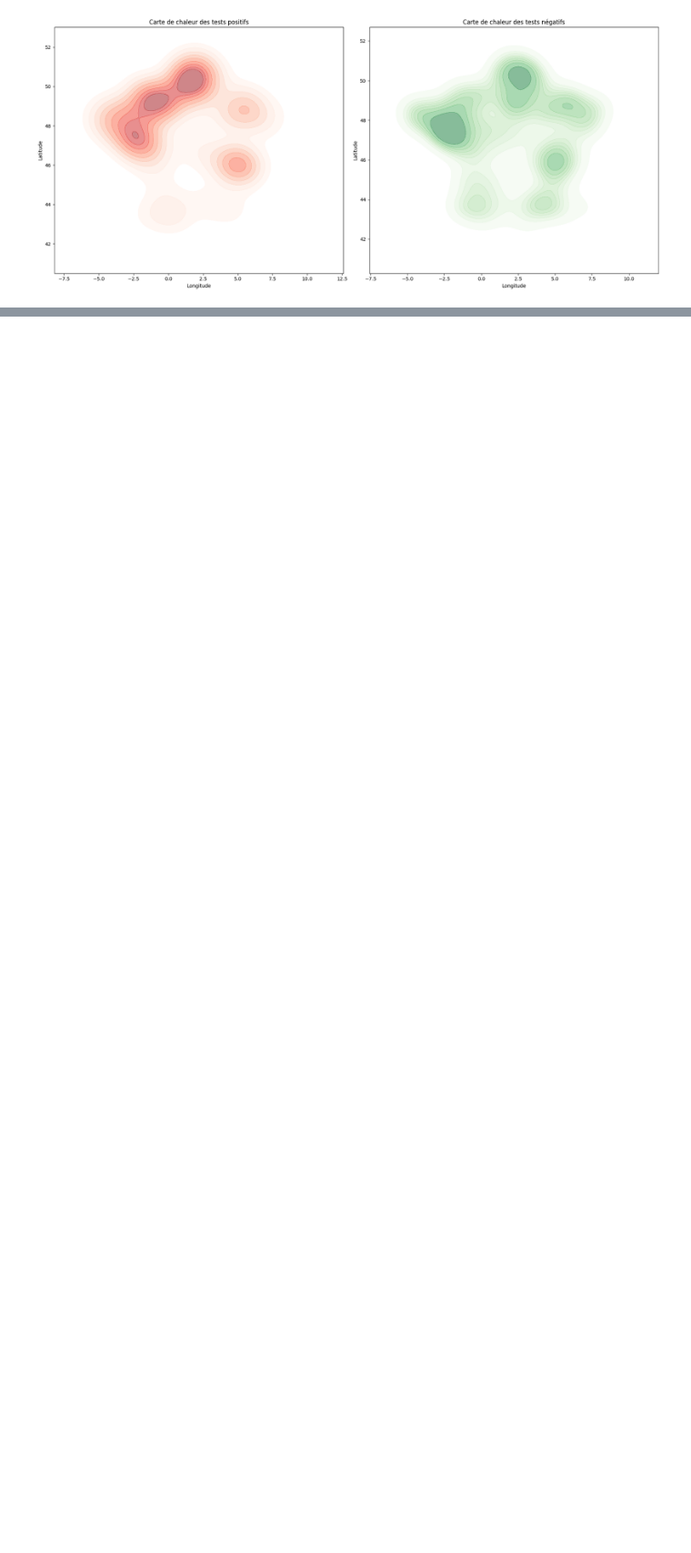
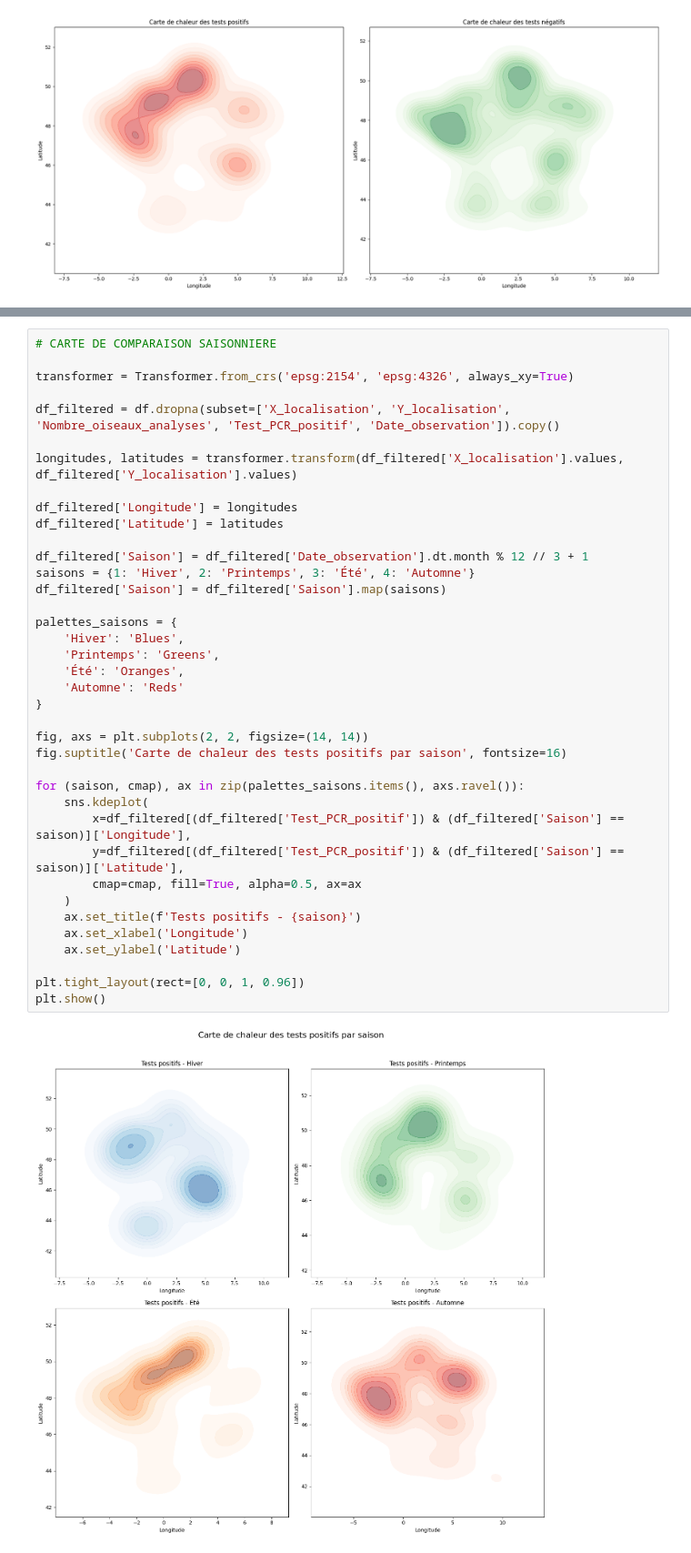
Before and after one commit to bavrillon/Avian-influenza, a Jupyter notebook: EDA.ipynb, the cells around one changed output, grey strips where cells are left out. Shown at 91% size. Drawn from its saved outputs; the diff is of its cells as text; blank space fills up the shorter version.

Commit message:
modofication des cartes de chaleur saisonnières

```diff
--- a/EDA.ipynb
+++ b/EDA.ipynb
@@ -712,0 +681,40 @@ KeyError: 'Longitude'
+# %%
+# CARTE DE COMPARAISON SAISONNIERE
+
+transformer = Transformer.from_crs('epsg:2154', 'epsg:4326', always_xy=True)
+
+df_filtered = df.dropna(subset=['X_localisation', 'Y_localisation', 'Nombre_oiseaux_analyses', 'Test_PCR_positif', 'Date_observation']).copy()
+
+longitudes, latitudes = transformer.transform(df_filtered['X_localisation'].values, df_filtered['Y_localisation'].values)
+
+df_filtered['Longitude'] = longitudes
+df_filtered['Latitude'] = latitudes
+
+df_filtered['Saison'] = df_filtered['Date_observation'].dt.month % 12 // 3 + 1
+saisons = {1: 'Hiver', 2: 'Printemps', 3: 'Été', 4: 'Automne'}
+df_filtered['Saison'] = df_filtered['Saison'].map(saisons)
+
+palettes_saisons = {
+    'Hiver': 'Blues',
+    'Printemps': 'Greens',
+    'Été': 'Oranges',
+    'Automne': 'Reds'
+}
+
+fig, axs = plt.subplots(2, 2, figsize=(14, 14))
+fig.suptitle('Carte de chaleur des tests positifs par saison', fontsize=16)
+
+for (saison, cmap), ax in zip(palettes_saisons.items(), axs.ravel()):
+    sns.kdeplot(
+        x=df_filtered[(df_filtered['Test_PCR_positif']) & (df_filtered['Saison'] == saison)]['Longitude'],
+        y=df_filtered[(df_filtered['Test_PCR_positif']) & (df_filtered['Saison'] == saison)]['Latitude'],
+        cmap=cmap, fill=True, alpha=0.5, ax=ax
+    )
+    ax.set_title(f'Tests positifs - {saison}')
+    ax.set_xlabel('Longitude')
+    ax.set_ylabel('Latitude')
+
+plt.tight_layout(rect=[0, 0, 1, 0.96])
+plt.show()
+# %% [output]
+[figure, added]
```
Also changed, not shown: parts of 8 cells of this notebook.
